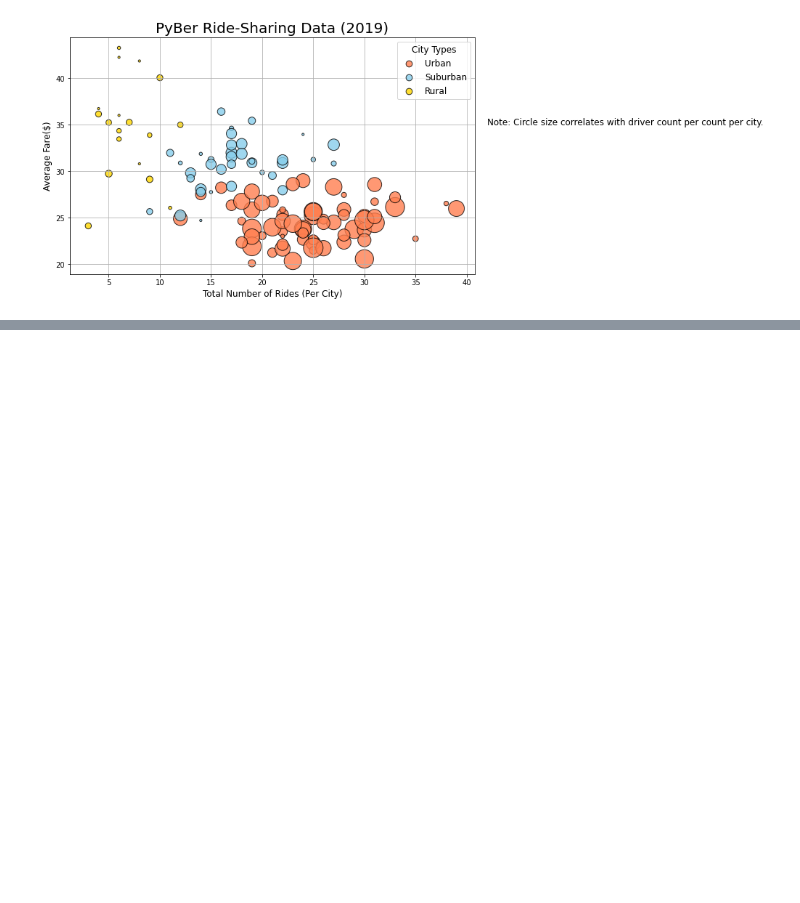
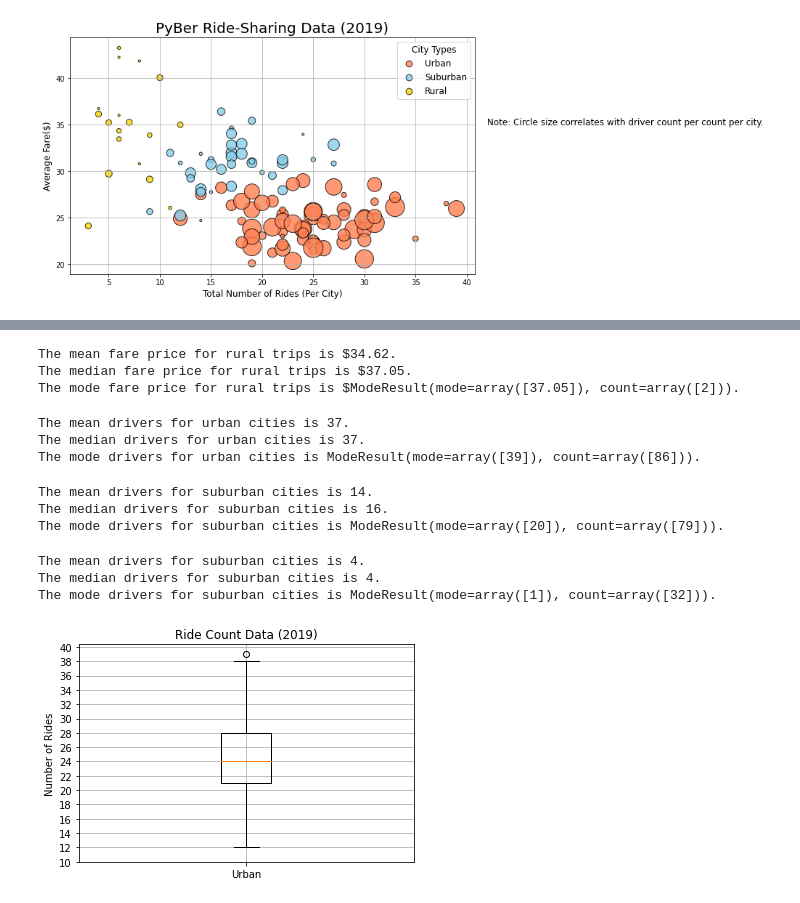
Before and after one commit to chrisolwell/PyBer_Analysis, a Jupyter notebook: PyBer.ipynb, the cells around one changed output, grey strips where cells are left out. Saved outputs shown, nothing was run; the diff lists cells and outputs as text; code cells hidden in the pictures; blank space fills up the shorter version.

Commit message:
box and whisker plots saved to analysis.

```diff
--- a/PyBer.ipynb
+++ b/PyBer.ipynb
@@ -325,0 +512,14 @@ plt.show()
+# %%
+# Calculate the measures of central tendency for the average fare for suburban cities
+mean_rural_fares = np.mean(rural_fares)
+print(f"The mean fare price for rural trips is ${mean_rural_fares:.2f}.")
+
+median_rural_fares = np.median(rural_fares)
+print(f"The median fare price for rural trips is ${median_rural_fares:.2f}.")
+
+mode_rural_fares = sts.mode(rural_fares)
+print(f"The mode fare price for rural trips is ${mode_rural_fares}.")
+# %% [output]
+The mean fare price for rural trips is $34.62.
+The median fare price for rural trips is $37.05.
+The mode fare price for rural trips is $ModeResult(mode=array([37.05]), count=array([2])).
@@ -325,0 +531,56 @@ plt.show()
+# %%
+#Get sum stats on drivers for each city type
+# Calculate the measures of central tendency for drivers for urban cities
+mean_urban_drivers = np.mean(urban_drivers)
+print(f"The mean drivers for urban cities is {mean_urban_drivers:.0f}.")
+
+median_urban_drivers = np.median(urban_drivers)
+print(f"The median drivers for urban cities is {median_urban_drivers:.0f}.")
+
+mode_urban_drivers = sts.mode(urban_drivers)
+print(f"The mode drivers for urban cities is {mode_urban_drivers}.")
+# %% [output]
+The mean drivers for urban cities is 37.
+The median drivers for urban cities is 37.
+The mode drivers for urban cities is ModeResult(mode=array([39]), count=array([86])).
+# %%
+# Calculate the measures of central tendency for drivers for suburban cities
+mean_suburban_drivers = np.mean(suburban_drivers)
+print(f"The mean drivers for suburban cities is {mean_suburban_drivers:.0f}.")
+
+median_suburban_drivers = np.median(suburban_drivers)
+print(f"The median drivers for suburban cities is {median_suburban_drivers:.0f}.")
+
+mode_suburban_drivers = sts.mode(suburban_drivers)
+print(f"The mode drivers for suburban cities is {mode_suburban_drivers}.")
+# %% [output]
+The mean drivers for suburban cities is 14.
+The median drivers for suburban cities is 16.
+The mode drivers for suburban cities is ModeResult(mode=array([20]), count=array([79])).
+# %%
+# Calculate the measures of central tendency for drivers for rural cities
+mean_rural_drivers = np.mean(rural_drivers)
+print(f"The mean drivers for suburban cities is {mean_rural_drivers:.0f}.")
+
+median_rural_drivers = np.median(rural_drivers)
+print(f"The median drivers for suburban cities is {median_rural_drivers:.0f}.")
+
+mode_rural_drivers = sts.mode(rural_drivers)
+print(f"The mode drivers for suburban cities is {mode_rural_drivers}.")
+# %% [output]
+The mean drivers for suburban cities is 4.
+The median drivers for suburban cities is 4.
+The mode drivers for suburban cities is ModeResult(mode=array([1]), count=array([32])).
+# %%
+# Creat a box and whisker plot for urban ride count
+x_labels = ["Urban"]
+fig, ax = plt.subplots()
+ax.boxplot(urban_ride_count, labels=x_labels)
+#add the ittle, y_axis label and grid
+ax.set_title('Ride Count Data (2019)')
+ax.set_ylabel('Number of Rides')
+ax.set_yticks(np.arange(10,41, step=2.0))
+ax.grid()
+plt.show()
+# %% [output]
+[figure, added]
```
Also changed, not shown: parts of 31 cells of this notebook, 3 other files.
